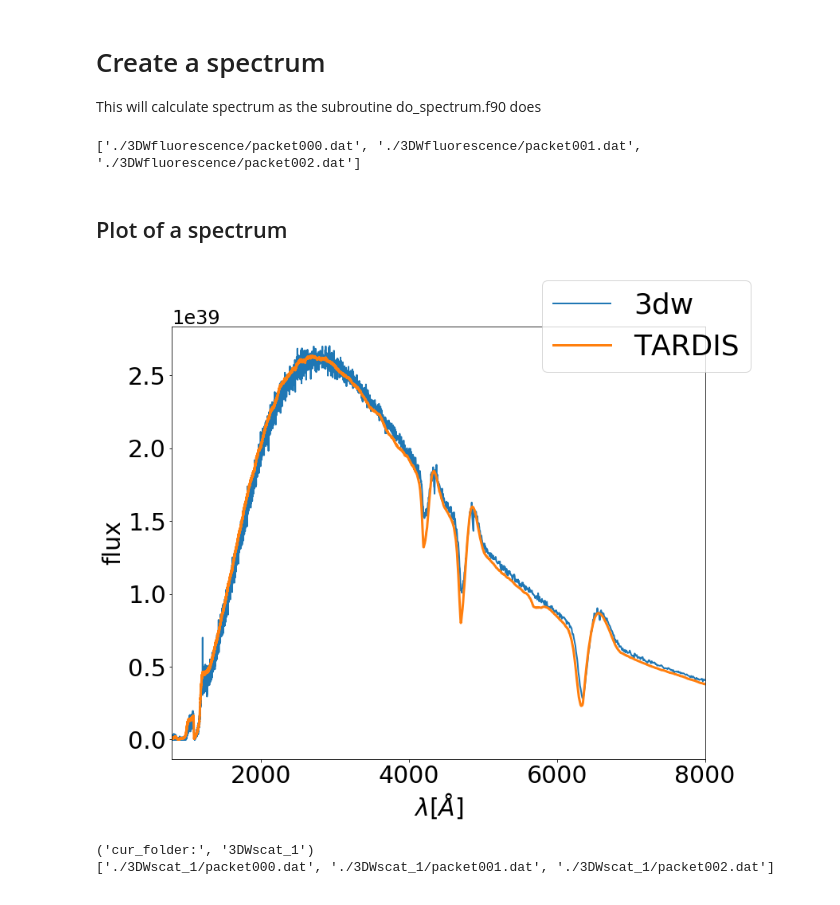
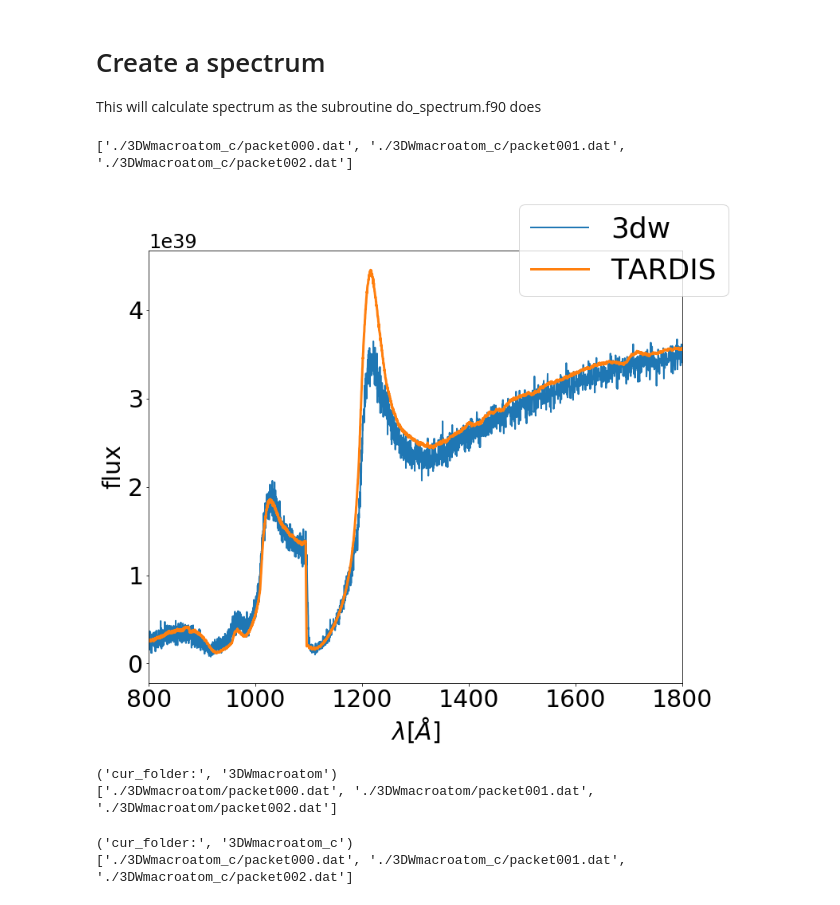
Before and after one commit to jfisak/andyAntares, a Jupyter notebook: spectra.ipynb, the cells around one changed output. Drawn from its saved outputs; the diff is of its cells as text; code cells hidden in the pictures.

```diff
--- a/spectra.ipynb
+++ b/spectra.ipynb
@@ -47,7 +47,8 @@ walespec = np.zeros((n_nubin,2))
 delta_nu = (nu_max - nu_min) / float(n_nubin)
 # %%
 specFiles = "./3Dwind20190726143718/packet*.dat"
-specFiles = "./3DW/packet*.dat"
+specFiles = "./3DWmacroatom_c/packet*.dat"
+#specFiles = "./3DWdownbranch/packet*.dat"
 # initialization of an array with informations about spectra
 freqs = np.zeros(n_nubin)
 # basic constants
@@ -91,9 +92,7 @@ for I in range(n_nubin):
 
 walespec[:,1] = walespec[:,1] / float(len(files))
 # %% [output]
-['./3DWfluorescence/packet000.dat', './3DWfluorescence/packet001.dat', './3DWfluorescence/packet002.dat']
+['./3DWmacroatom_c/packet000.dat', './3DWmacroatom_c/packet001.dat', './3DWmacroatom_c/packet002.dat']
-# %% [markdown]
-## Plot of a spectrum
 # %%
 plotwidth = 25
 plotheight = 20
@@ -103,43 +102,43 @@ plotheight = 20
 xmin = 800
 # xmin = 4000
 #xmax = 2500
-xmax = 8000
+xmax = 1800
 # xmin = wale_start
 # xmax = 4800
 
 
 # save file name
-savefilename = 'spectrum.eps'
+savefilename = 'spectrum_2.png'
 
-tardisfile = './spec.dat'
+tardisfile = './tc_macroatom.dat'
 tardisdata = np.genfromtxt(tardisfile)
 
 fig, ax = plt.subplots(figsize=(plotwidth / 2, plotheight / 2))
 ax.plot(walespec[:,0], walespec[:,1], linewidth=2.0, label="3dw")
 ax.plot(tardisdata[:,0], tardisdata[:,1], linewidth=3.0, label="TARDIS")
 ax.set_xlim(xmin, xmax)
 ax.tick_params(axis='both', which='major', labelsize=30)
 ax.yaxis.offsetText.set_fontsize(24)
 fig.legend(loc=1, prop={'size': 36})
 ax.set_xlabel("$\lambda [\AA ]$", fontsize = 30)
 ax.set_ylabel("flux", fontsize = 30)
 fig.savefig(savefilename)
 
 # pylab.plot(walespec[:,0], walespec[:,1], linewidth=2.0, label="3dw")
 # pylab.plot(tardisdata[:,0], tardisdata[:,1], linewidth=3.0, label="TARDIS")
 # plt.xlim(xmin,xmax)
 # plt.tick_params(axis='both', which='major', labelsize=30)
 # plt.tick_params(axis='both', which='minor', labelsize=30)
 # #plt.yaxis.offsetText.set_fontsize(24)
 # plt.rcParams['figure.figsize'] = [plotwidth, plotheight]
 # pylab.xlabel("$\lambda [\AA ]$", fontsize = 50)
 # pylab.ylabel("flux", fontsize = 50)
 # #pylab.
 # pylab.legend(loc=1, prop={'size': 36})
 # pylab.savefig(savefilename)
 # pylab.show()
 # %% [output]
-[figure, old version]
+[figure, new version]
 # %%
 # initialization of an array with informations about spectra
 light_speed = 2.99792458E+10
@@ -229,10 +228,12 @@ def create_graph(spectras, minimalx, maximalx):
 # %%
-slozky = (["3DWscat_1"])
+slozky = (["3DWmacroatom", "3DWmacroatom_c"])
 
 spectrum = specCalc(slozky)
 # %% [output]
-('cur_folder:', '3DWscat_1')
-['./3DWscat_1/packet000.dat', './3DWscat_1/packet001.dat', './3DWscat_1/packet002.dat']
+('cur_folder:', '3DWmacroatom')
+['./3DWmacroatom/packet000.dat', './3DWmacroatom/packet001.dat', './3DWmacroatom/packet002.dat']
+('cur_folder:', '3DWmacroatom_c')
+['./3DWmacroatom_c/packet000.dat', './3DWmacroatom_c/packet001.dat', './3DWmacroatom_c/packet002.dat']
 # %%
 xmin = 600
 xmax = 9000
```
Also changed, not shown: parts of 4 cells of this notebook, 1 other file.
